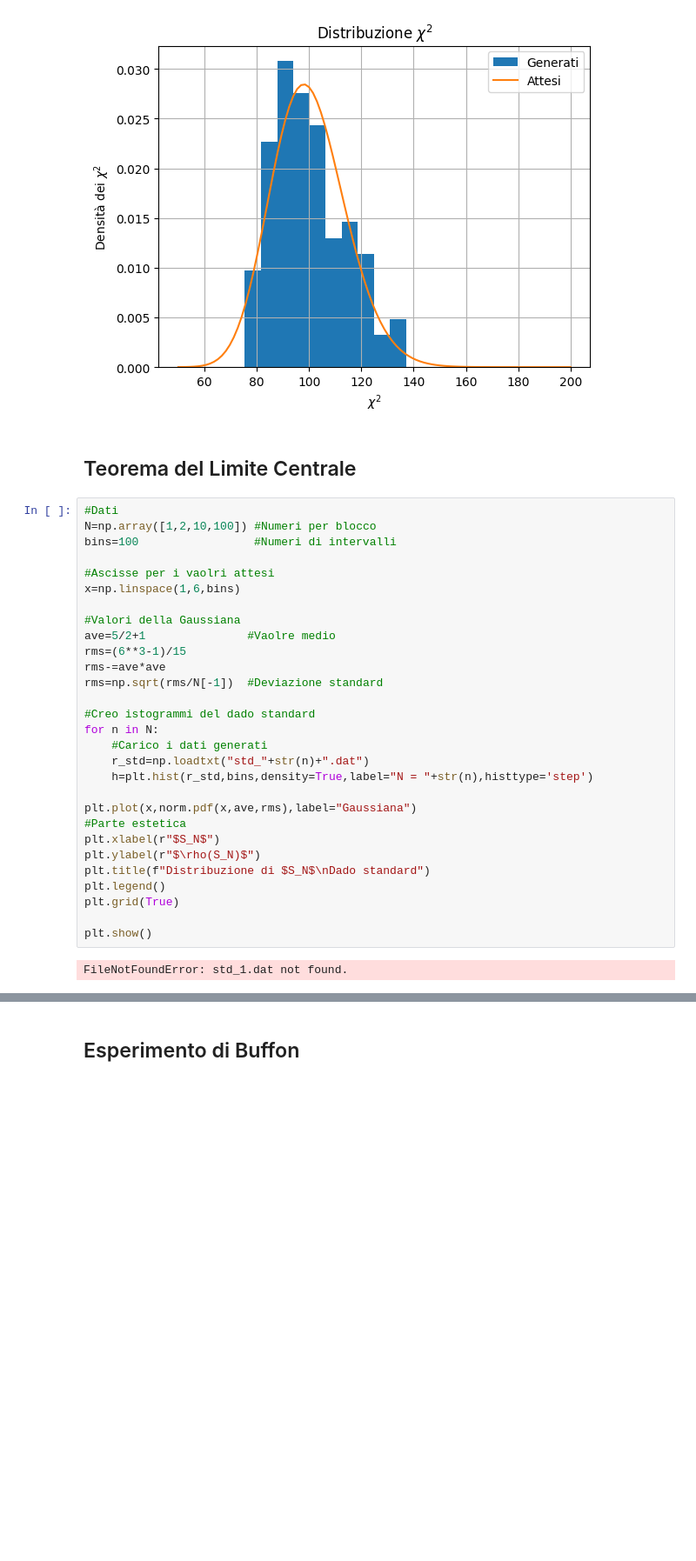
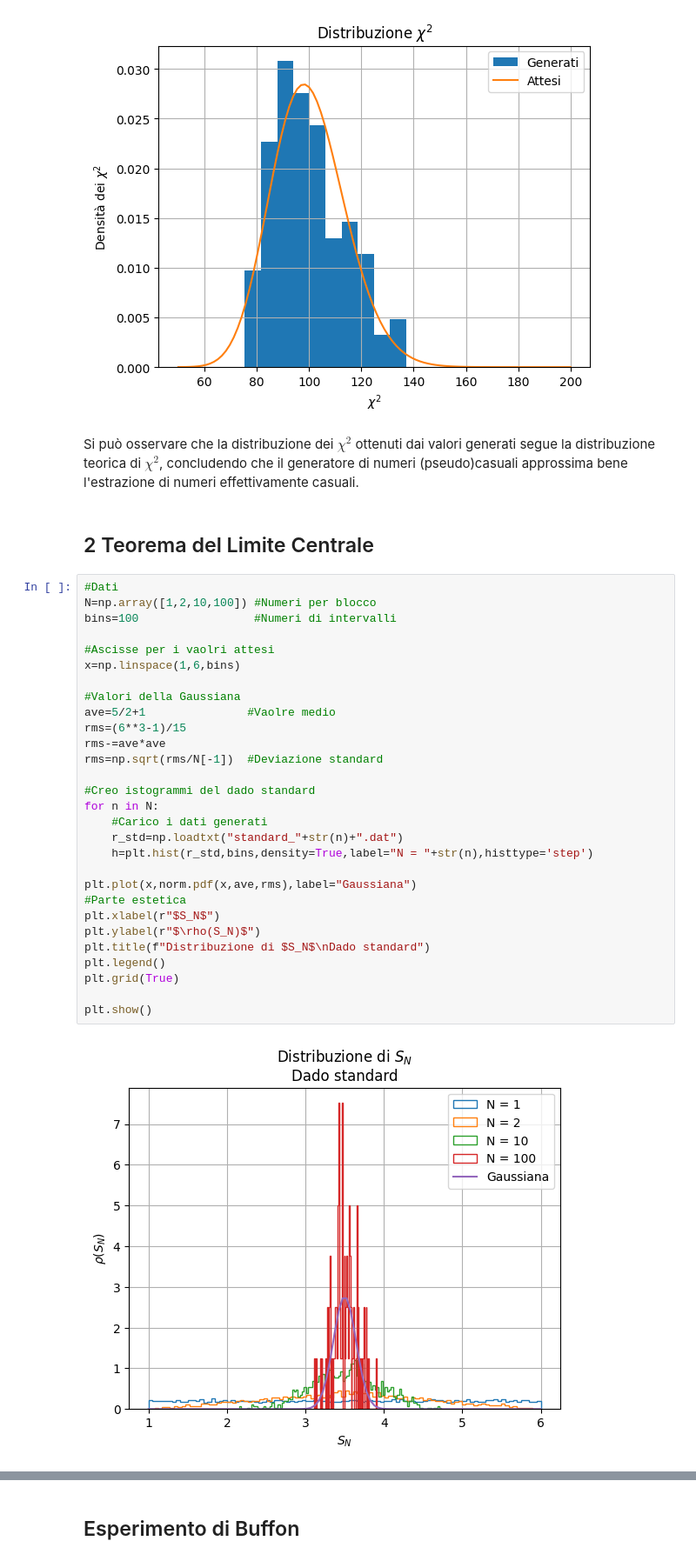
Before and after one commit to sergio-egm/lsn_delivery_exercises, a Jupyter notebook: es1/LSN_Exercises_01.ipynb, the cells around one changed output, grey strips where cells are left out. Shown: that part at 87% size. Saved outputs shown, nothing was run; the diff lists cells and outputs as text; blank space fills up the shorter version.

```diff
--- a/es1/LSN_Exercises_01.ipynb
+++ b/es1/LSN_Exercises_01.ipynb
@@ -86,39 +158,41 @@ plt.grid(True)
 plt.show()
 # %% [output]
 [figure]
+# %% [markdown]
+Si può osservare che la distribuzione dei $\chi^2$ ottenuti dai valori generati segue la distribuzione teorica di $\chi^2$, concludendo che il generatore di numeri (pseudo)casuali approssima bene l'estrazione di numeri effettivamente casuali.
 # %% [markdown]
-## Teorema del Limite Centrale
+## 2 Teorema del Limite Centrale
 # %%
 #Dati
 N=np.array([1,2,10,100]) #Numeri per blocco
 bins=100                 #Numeri di intervalli
 
 #Ascisse per i vaolri attesi
 x=np.linspace(1,6,bins)
 
 #Valori della Gaussiana
 ave=5/2+1               #Vaolre medio
 rms=(6**3-1)/15
 rms-=ave*ave
 rms=np.sqrt(rms/N[-1])  #Deviazione standard
 
 #Creo istogrammi del dado standard
 for n in N:
     #Carico i dati generati
-    r_std=np.loadtxt("std_"+str(n)+".dat")
+    r_std=np.loadtxt("standard_"+str(n)+".dat")
     h=plt.hist(r_std,bins,density=True,label="N = "+str(n),histtype='step')
 
 plt.plot(x,norm.pdf(x,ave,rms),label="Gaussiana")
 #Parte estetica
 plt.xlabel(r"$S_N$")
 plt.ylabel(r"$\rho(S_N)$")
 plt.title(f"Distribuzione di $S_N$\nDado standard")
 plt.legend()
 plt.grid(True)
 
 plt.show()
 # %% [output]
-FileNotFoundError: std_1.dat not found.
+[figure, added]
 # %%
 #Ascisse dei valori attesi
 x=np.linspace(0,4,bins)
```
Also changed, not shown: parts of 28 cells of this notebook, 31 other files.
